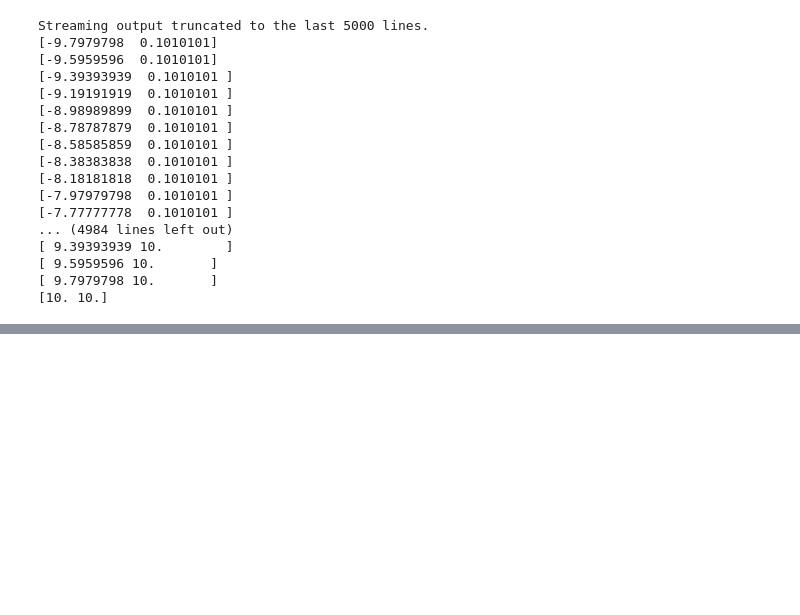
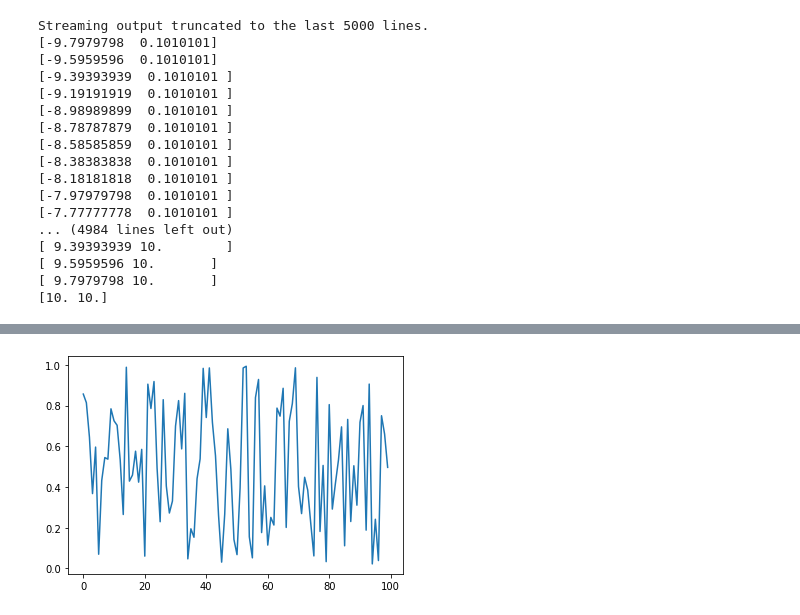
Before and after one commit to sagar9926/ImportantConcepts-, a Jupyter notebook: Python/Sigmoid_Neuron.ipynb, the cells around one changed output, grey strips where cells are left out. Drawn from its saved outputs; the diff is of its cells as text; code cells hidden in the pictures; blank space fills up the shorter version.

```diff
--- a/Python/Sigmoid_Neuron.ipynb
+++ b/Python/Sigmoid_Neuron.ipynb
@@ -293,0 +331,6 @@ X1.size
+# %%
+R = np.random.random([100,1])
+plt.plot(R)
+plt.show()
+# %% [output]
+[figure, added]
```
Also changed, not shown: parts of 34 cells of this notebook.
